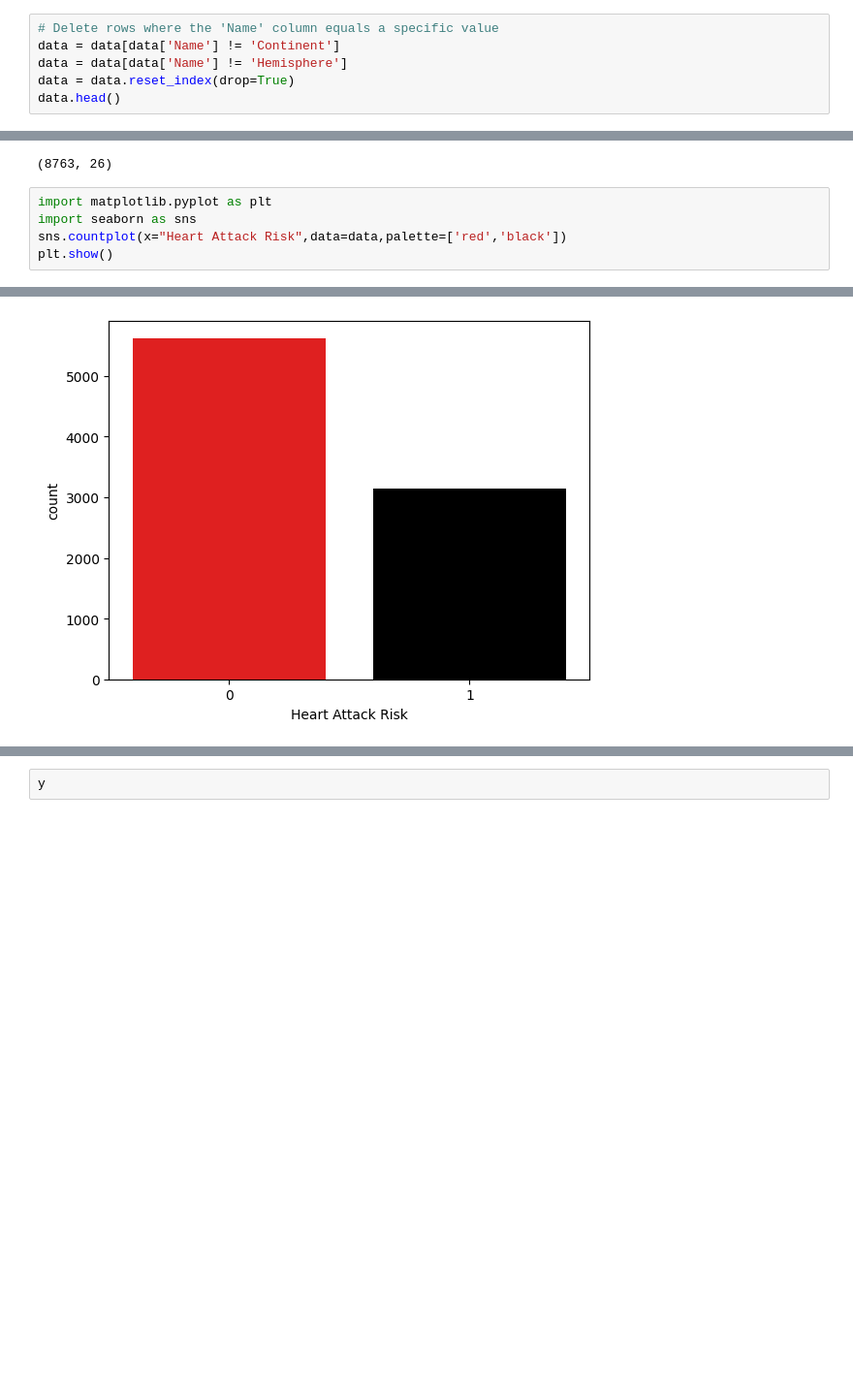
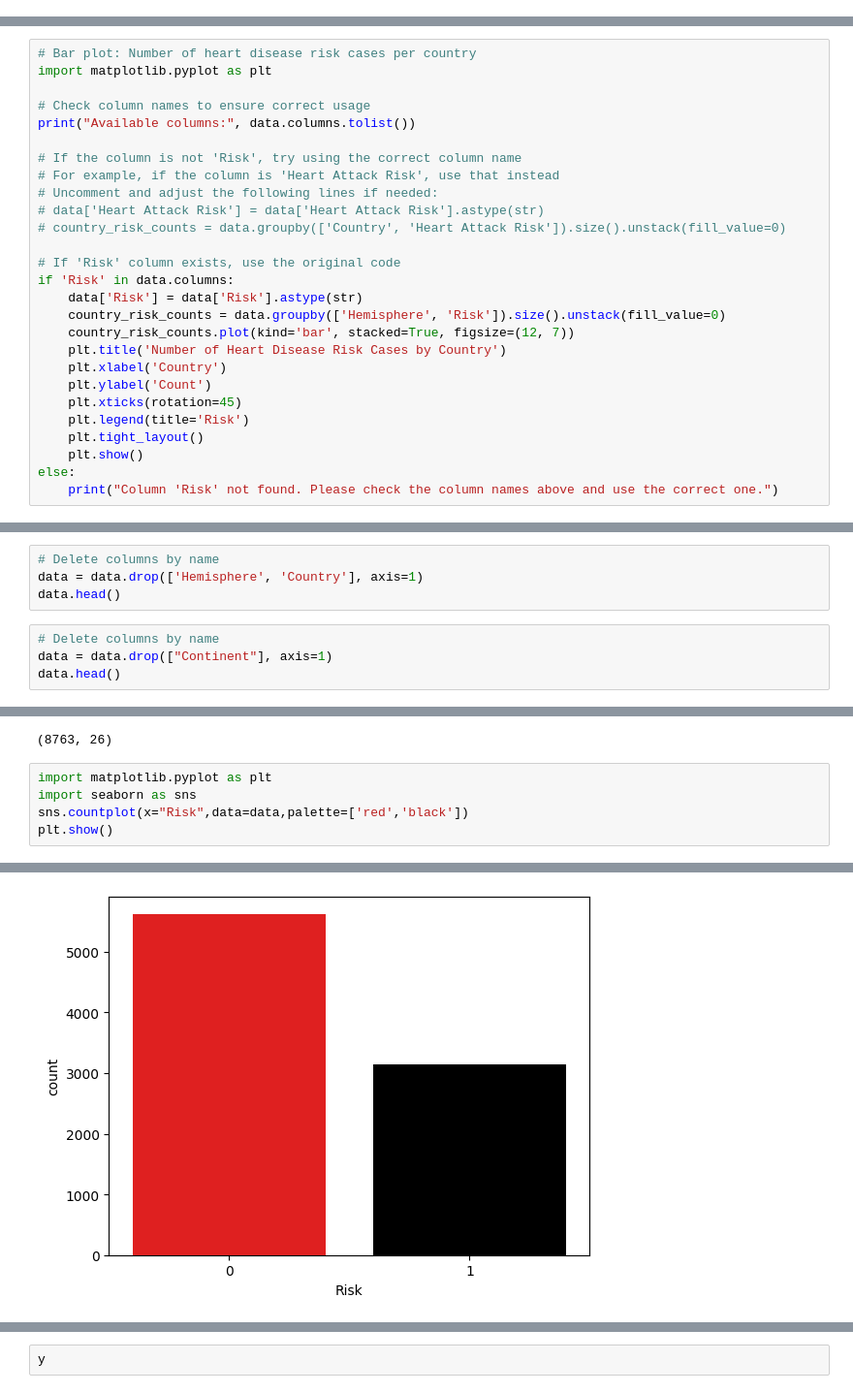
Before and after one commit to DarshanCHMSR/logistic-regression, a Jupyter notebook: heart_attack/heart.ipynb, the cells around one changed output, grey strips where cells are left out. Shown: that part at 97% size. Saved outputs shown, nothing was run; the diff lists cells and outputs as text; blank space fills up the shorter version.

```diff
--- a/heart_attack/heart.ipynb
+++ b/heart_attack/heart.ipynb
@@ -61,6 +55,0 @@ data.head()
-# %%
-# Delete rows where the 'Name' column equals a specific value
-data = data[data['Name'] != 'Continent']
-data = data[data['Name'] != 'Hemisphere']
-data = data.reset_index(drop=True)
-data.head()
@@ -80,0 +128,27 @@ data.head()
+# %%
+# Bar plot: Number of heart disease risk cases per country
+import matplotlib.pyplot as plt
+
+# Check column names to ensure correct usage
+print("Available columns:", data.columns.tolist())
+
+# If the column is not 'Risk', try using the correct column name
+# For example, if the column is 'Heart Attack Risk', use that instead
+# Uncomment and adjust the following lines if needed:
+# data['Heart Attack Risk'] = data['Heart Attack Risk'].astype(str)
+# country_risk_counts = data.groupby(['Country', 'Heart Attack Risk']).size().unstack(fill_value=0)
+
+# If 'Risk' column exists, use the original code
+if 'Risk' in data.columns:
+    data['Risk'] = data['Risk'].astype(str)
+    country_risk_counts = data.groupby(['Hemisphere', 'Risk']).size().unstack(fill_value=0)
+    country_risk_counts.plot(kind='bar', stacked=True, figsize=(12, 7))
+    plt.title('Number of Heart Disease Risk Cases by Country')
+    plt.xlabel('Country')
+    plt.ylabel('Count')
+    plt.xticks(rotation=45)
+    plt.legend(title='Risk')
+    plt.tight_layout()
+    plt.show()
+else:
+    print("Column 'Risk' not found. Please check the column names above and use the correct one.")
@@ -80,0 +158,8 @@ data.head()
+# %%
+# Delete columns by name
+data = data.drop(['Hemisphere', 'Country'], axis=1)
+data.head()
+# %%
+# Delete columns by name
+data = data.drop(["Continent"], axis=1)
+data.head()
@@ -91,7 +201,7 @@ print(data.shape)
 # %%
 import matplotlib.pyplot as plt
 import seaborn as sns
-sns.countplot(x="Heart Attack Risk",data=data,palette=['red','black'])
+sns.countplot(x="Risk",data=data,palette=['red','black'])
 plt.show()
 # %% [output]
 Passing `palette` without assigning `hue` is deprecated and will be removed in v0.14.0. Assign the `x` variable to `hue` and set `legend=False` for the same effect.
@@ -100,2 +210,2 @@ Passing `palette` without assigning `hue` is deprecated and will be removed in v
-[figure, old version]
+[figure, new version]
 # %%
```
Also changed, not shown: parts of 16 cells of this notebook.
